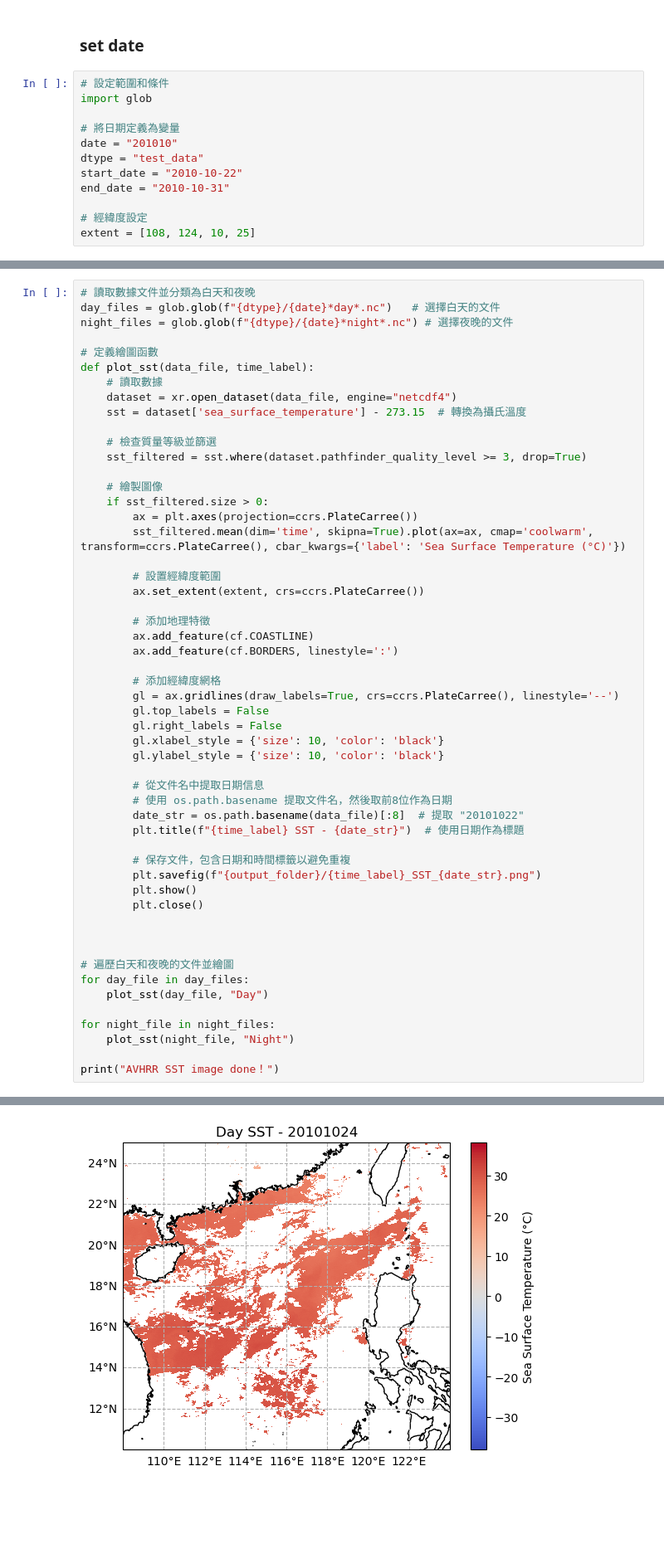
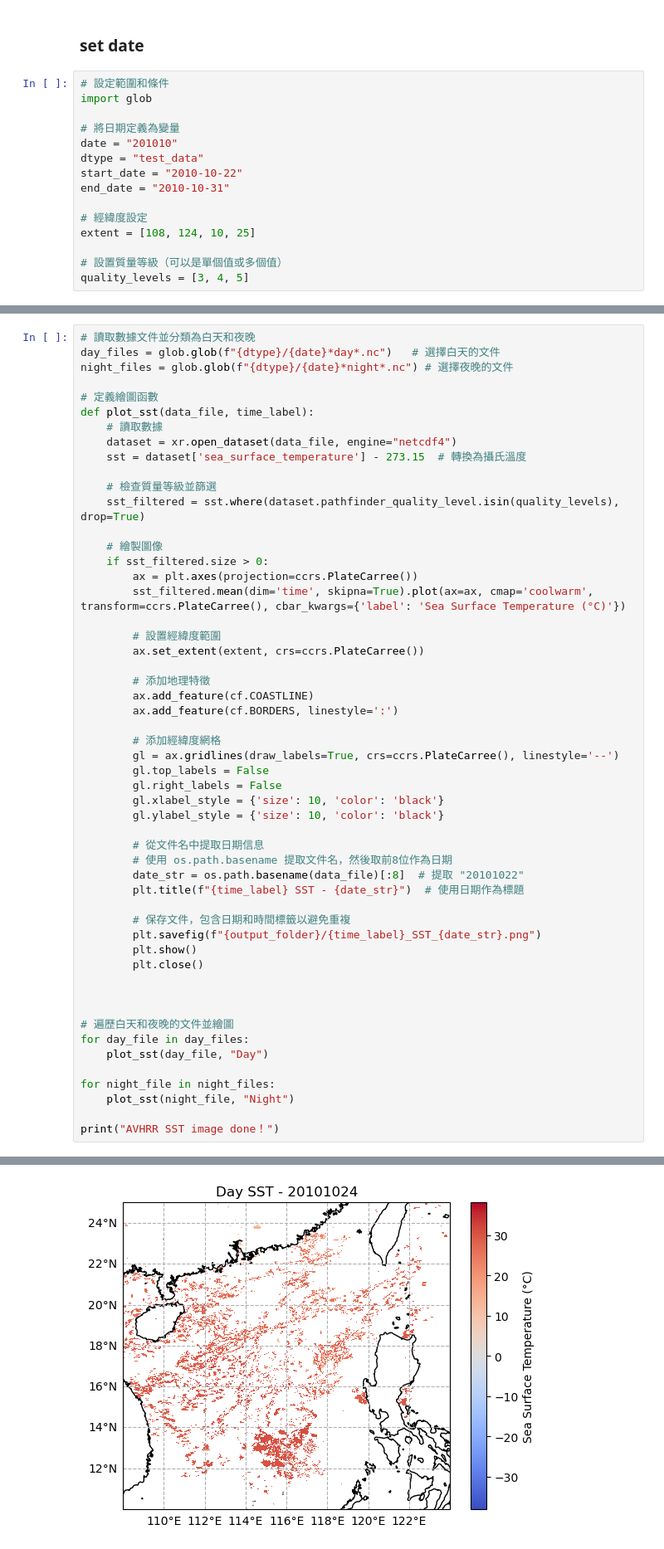
Before and after one commit to ChenHsuanHsu/Remote-sensing-, a Jupyter notebook: AVHRR.ipynb, the cells around one changed output, grey strips where cells are left out. Shown at 83% size. Drawn from its saved outputs; the diff is of its cells as text; blank space fills up the shorter version.

```diff
--- a/AVHRR.ipynb
+++ b/AVHRR.ipynb
@@ -24,3 +24,6 @@ end_date = "2010-10-31"
 
 # 經緯度設定
 extent = [108, 124, 10, 25]
+
+# 設置質量等級（可以是單個值或多個值）
+quality_levels = [3, 4, 5]
@@ -36,7 +41,7 @@ def plot_sst(data_file, time_label):
     sst = dataset['sea_surface_temperature'] - 273.15  # 轉換為攝氏溫度
 
     # 檢查質量等級並篩選
-    sst_filtered = sst.where(dataset.pathfinder_quality_level >= 3, drop=True)
+    sst_filtered = sst.where(dataset.pathfinder_quality_level.isin(quality_levels), drop=True)
 
     # 繪製圖像
     if sst_filtered.size > 0:
@@ -85 +90 @@ print("AVHRR SST image done！")
-[figure, old version]
+[figure, new version]
```
Also changed, not shown: parts of 4 cells of this notebook, 43 other files.
